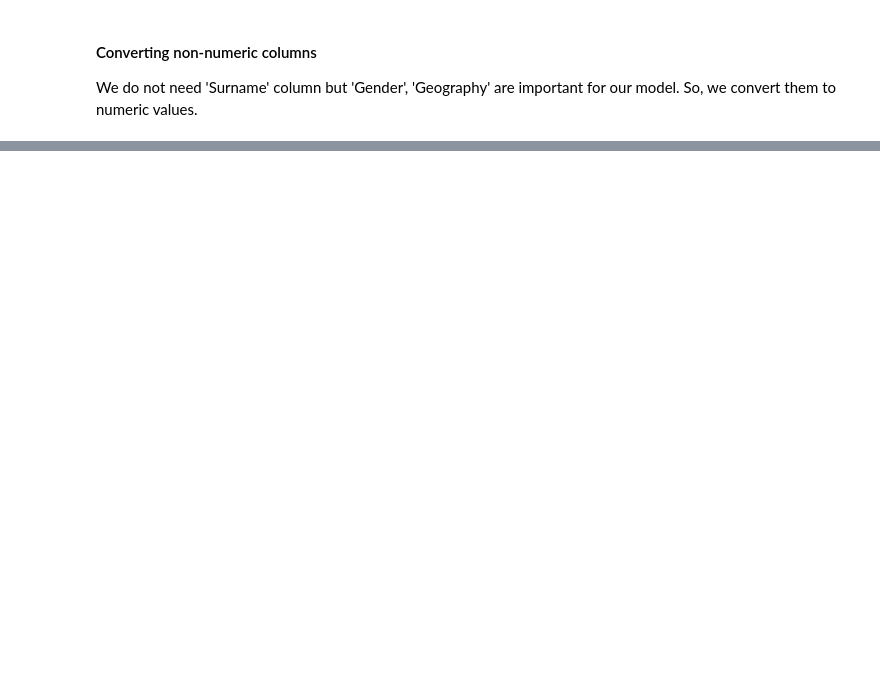
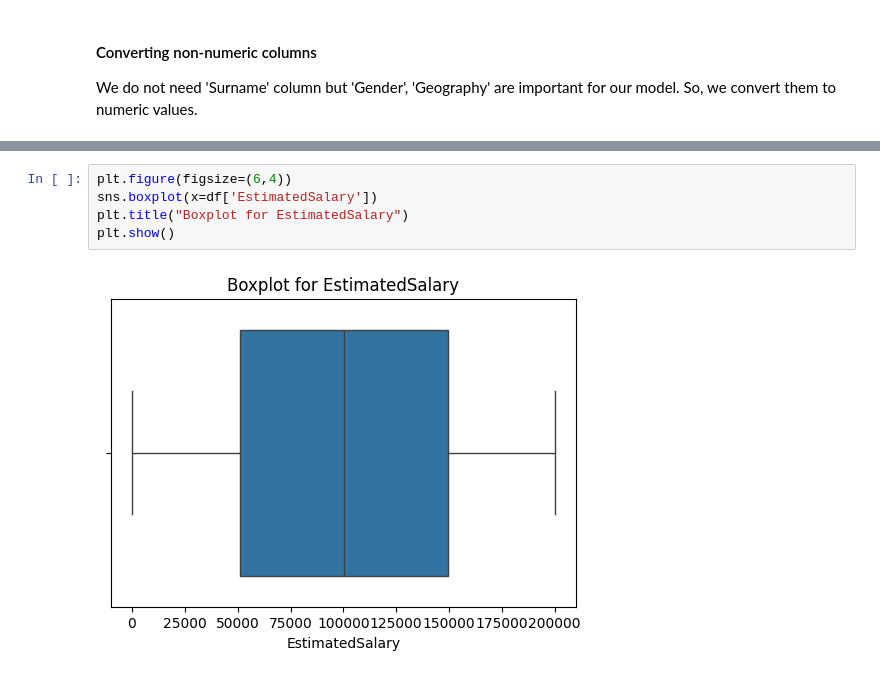
Before and after one commit to ghsaberr/customer-churn-prediction, a Jupyter notebook: customer-churn-prediction.ipynb, the cells around one changed output, grey strips where cells are left out. Drawn from its saved outputs; the diff is of its cells as text; blank space fills up the shorter version.

```diff
--- a/customer-churn-prediction.ipynb
+++ b/customer-churn-prediction.ipynb
@@ -321,0 +342,7 @@ print(df)
+# %%
+plt.figure(figsize=(6,4))
+sns.boxplot(x=df['EstimatedSalary'])
+plt.title("Boxplot for EstimatedSalary")
+plt.show()
+# %% [output]
+[figure, added]
```
Also changed, not shown: parts of 17 cells of this notebook.
